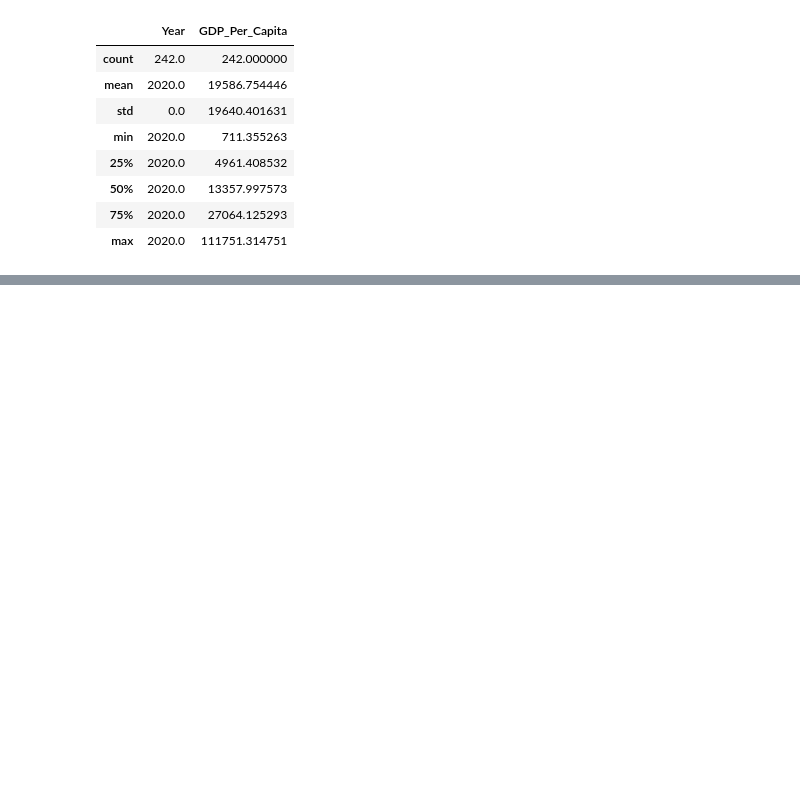
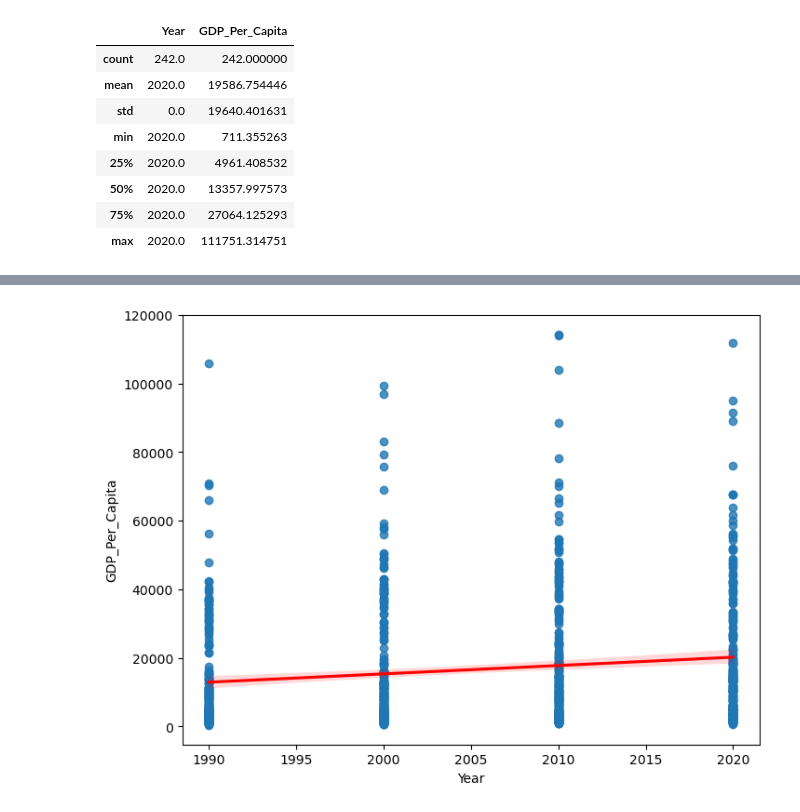
Before and after one commit to NSS-Data-Analytics-Cohort-12/un-python-GeorgeToma99, a Jupyter notebook: notebooks/project_1_un_gt.ipynb, the cells around one changed output, grey strips where cells are left out. Drawn from its saved outputs; the diff is of its cells as text; code cells hidden in the pictures; blank space fills up the shorter version.

```diff
--- a/notebooks/project_1_un_gt.ipynb
+++ b/notebooks/project_1_un_gt.ipynb
@@ -221,0 +229,11 @@ plt.barh(y=gdp_df_10.Year, width=gdp_df_10.GDP_Per_Capita)
+# %%
+fig, ax = plt.subplots(figsize=(8, 6))
+sns.regplot(
+    x=gdp_df_10["Year"],
+    y=gdp_df_10["GDP_Per_Capita"],
+    line_kws={"color": "r"},
+    ax=ax
+)
+plt.show()
+# %% [output]
+[figure, added]
```
Also changed, not shown: parts of 21 cells of this notebook.
